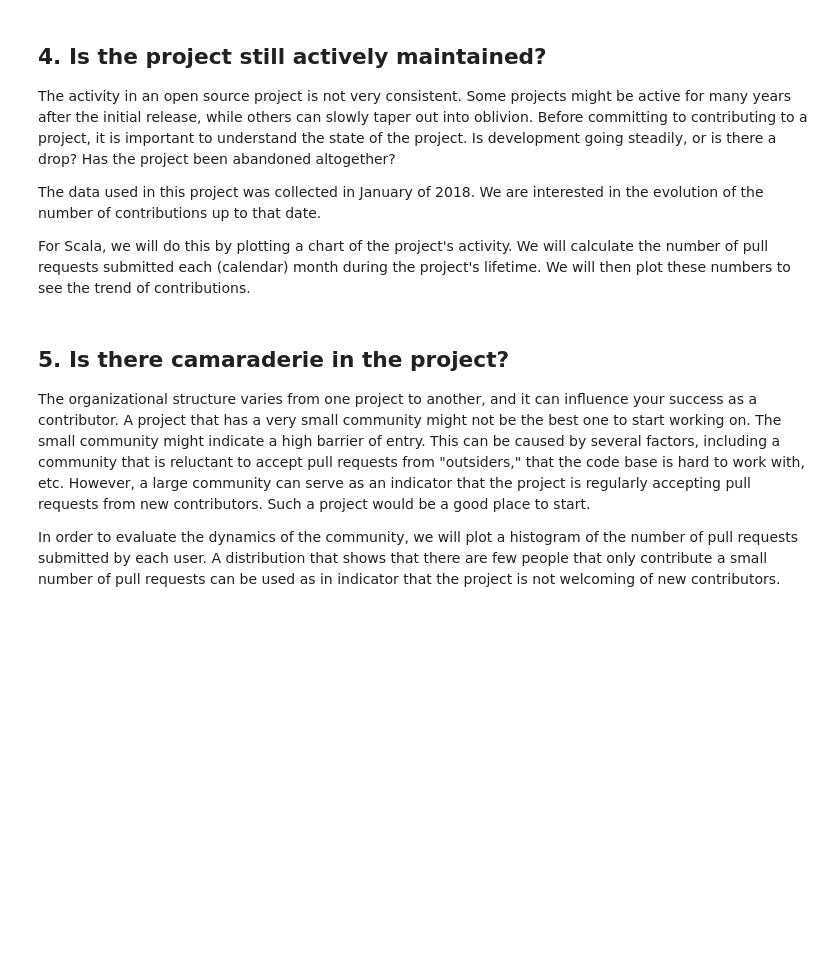
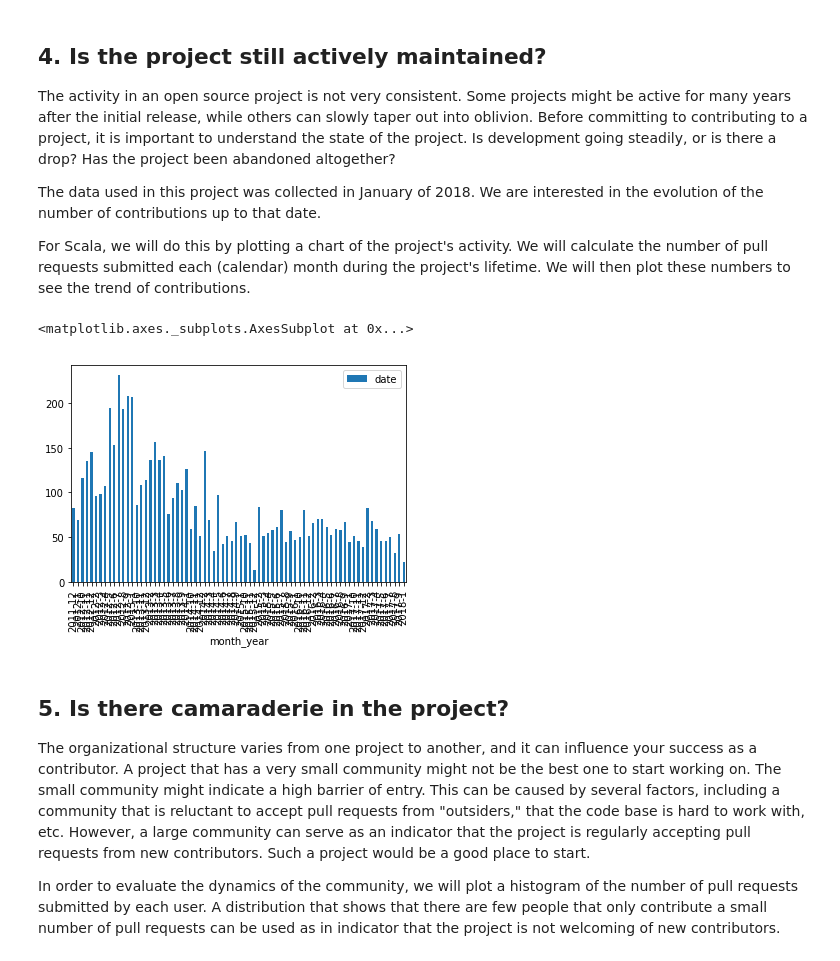
Before and after one commit to ArthurEzenwanne/data-projects, a Jupyter notebook: History_of_Scala_Language/history_scala_language.ipynb, the cells around one changed output. Drawn from its saved outputs; the diff is of its cells as text; code cells hidden in the pictures; blank space fills up the shorter version.

```diff
--- a/History_of_Scala_Language/history_scala_language.ipynb
+++ b/History_of_Scala_Language/history_scala_language.ipynb
@@ -10,18 +10,18 @@
 </ol>
 # %%
 # Importing pandas
-# ... YOUR CODE FOR TASK 1 ...
+import pandas as pd
 
 # Loading in the data
-pulls = ...
-pull_files = ...
+pulls = pd.read_csv('datasets/pulls.csv')
+pull_files = pd.read_csv('datasets/pull_files.csv')
 # %% [markdown]
 ## 2. Cleaning the data
 <p>The raw data extracted from GitHub contains dates in the ISO8601 format. However, <code>pandas</code> imports them as regular strings. To make our analysis easier, we need to convert the strings into Python's <code>DateTime</code> objects. <code>DateTime</code> objects have the important property that they can be compared and sorted.</p>
 <p>The pull request times are all in UTC (also known as Coordinated Universal Time). The commit times, however, are in the local time of the author with time zone information (number of hours difference from UTC). To make comparisons easy, we should convert all times to UTC.</p>
 # %%
 # Convert the date for the pulls object
-# ... YOUR CODE FOR TASK 2 ...
+pulls.date = pd.to_datetime(pulls.date, utc=True)
 # %% [markdown]
 ## 3. Merging the DataFrames
 <p>The data extracted comes in two separate files. Merging the two DataFrames will make it easier for us to analyze the data in the future tasks.</p>
@@ -36,14 +36,15 @@ data = ...
 # %%
 %matplotlib inline
 
 # Create a column that will store the month and the year, as a string
-pulls['month_year'] = ...
-
+pulls['month_year'] = pulls.apply(lambda x: str(x.date.year) + '-' + str(x.date.month), axis=1)
 # Group by month_year and count the pull requests
-counts = ...
-
+counts = pulls.groupby('month_year').agg({'date':'count'})
 # Plot the results
-# ... YOUR CODE FOR TASK 4 ...
+counts.plot.bar()
+# %% [output]
+<matplotlib.axes._subplots.AxesSubplot at 0x...>
+[figure, added]
 # %% [markdown]
 ## 5. Is there camaraderie in the project?
 <p>The organizational structure varies from one project to another, and it can influence your success as a contributor. A project that has a very small community might not be the best one to start working on. The small community might indicate a high barrier of entry. This can be caused by several factors, including a community that is reluctant to accept pull requests from "outsiders," that the code base is hard to work with, etc. However, a large community can serve as an indicator that the project is regularly accepting pull requests from new contributors. Such a project would be a good place to start.</p>
```
Also changed, not shown: parts of 3 cells of this notebook.
